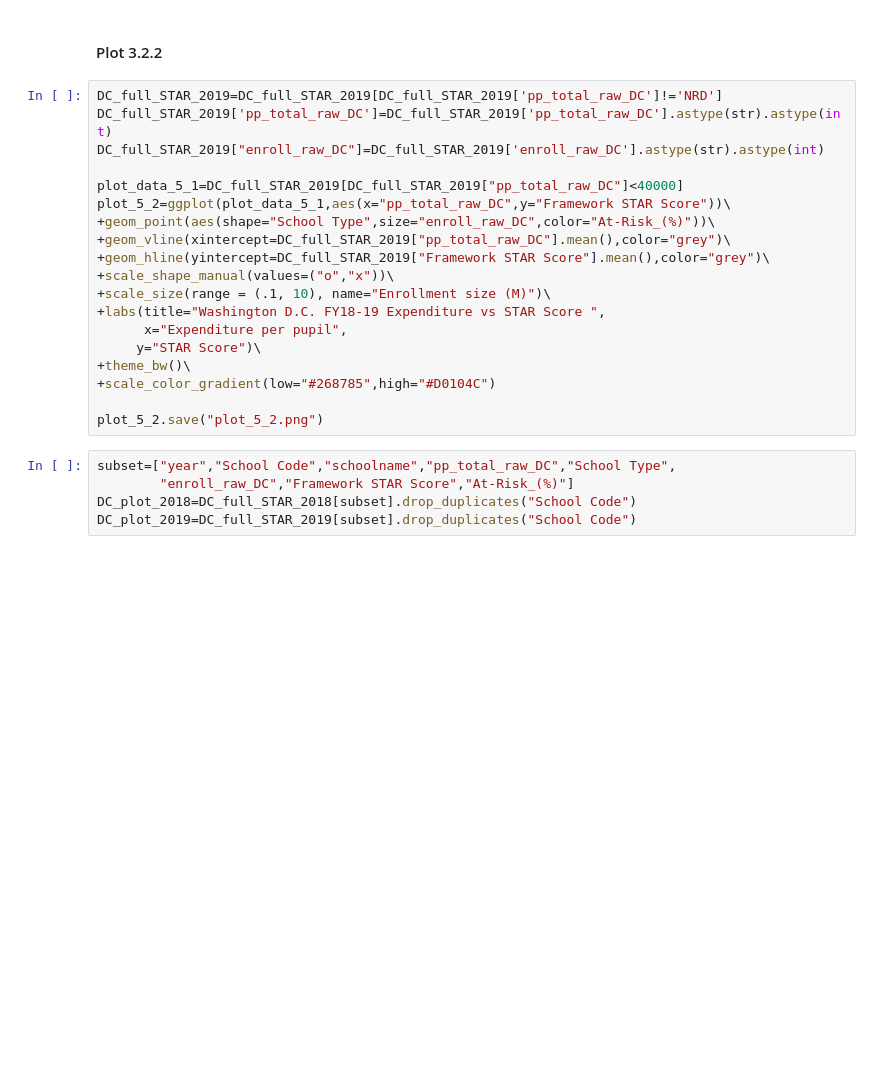
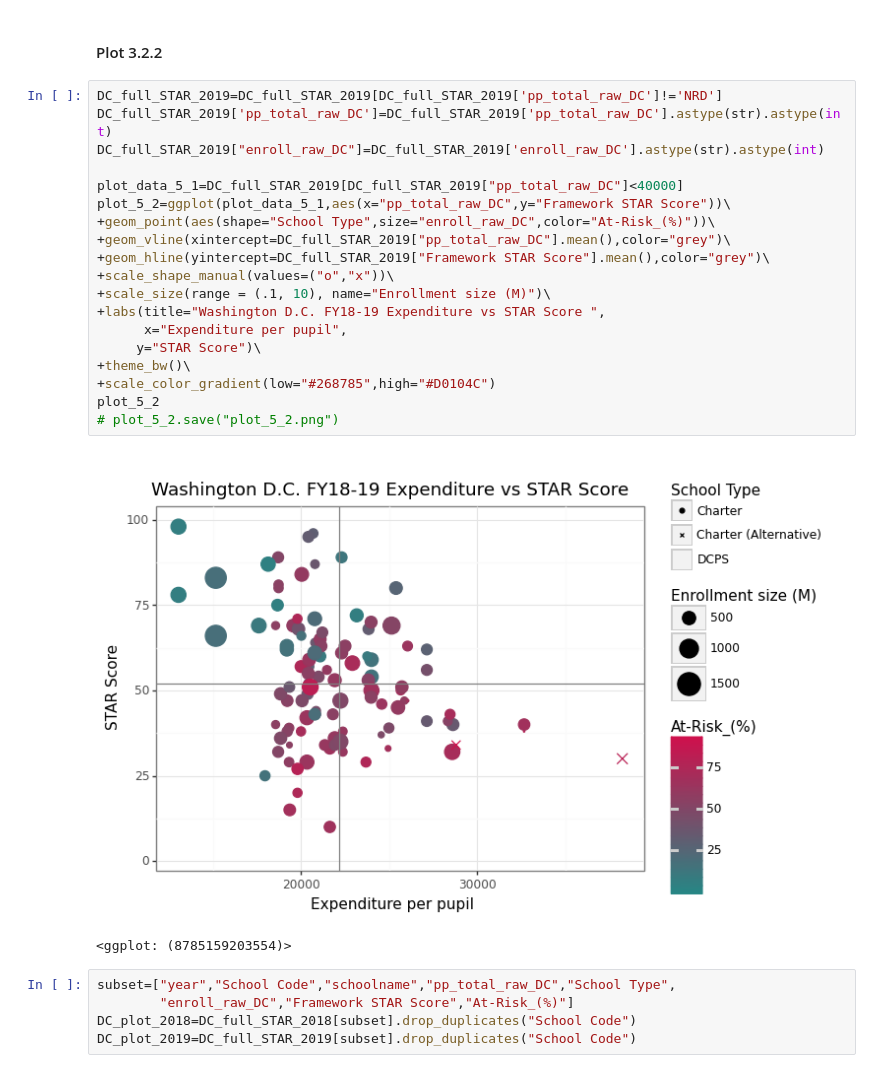
Before and after one commit to shiuanC/DC-Public-Schools-analysis, a Jupyter notebook: code/Ocean_OSSEDC_STAR_EDA.ipynb, the cells around one changed output. Cells and saved outputs as stored; diff of their text form; blank space fills up the shorter version.

```diff
--- a/code/Ocean_OSSEDC_STAR_EDA.ipynb
+++ b/code/Ocean_OSSEDC_STAR_EDA.ipynb
@@ -199,22 +262,25 @@ plot_5_1.save("plot_5_1.png")
 # %%
 DC_full_STAR_2019=DC_full_STAR_2019[DC_full_STAR_2019['pp_total_raw_DC']!='NRD']
 DC_full_STAR_2019['pp_total_raw_DC']=DC_full_STAR_2019['pp_total_raw_DC'].astype(str).astype(int)
 DC_full_STAR_2019["enroll_raw_DC"]=DC_full_STAR_2019['enroll_raw_DC'].astype(str).astype(int)
 
 plot_data_5_1=DC_full_STAR_2019[DC_full_STAR_2019["pp_total_raw_DC"]<40000]
 plot_5_2=ggplot(plot_data_5_1,aes(x="pp_total_raw_DC",y="Framework STAR Score"))\
 +geom_point(aes(shape="School Type",size="enroll_raw_DC",color="At-Risk_(%)"))\
 +geom_vline(xintercept=DC_full_STAR_2019["pp_total_raw_DC"].mean(),color="grey")\
 +geom_hline(yintercept=DC_full_STAR_2019["Framework STAR Score"].mean(),color="grey")\
 +scale_shape_manual(values=("o","x"))\
 +scale_size(range = (.1, 10), name="Enrollment size (M)")\
 +labs(title="Washington D.C. FY18-19 Expenditure vs STAR Score ",
       x="Expenditure per pupil",
      y="STAR Score")\
 +theme_bw()\
 +scale_color_gradient(low="#268785",high="#D0104C")
-
-plot_5_2.save("plot_5_2.png")
+plot_5_2
+# plot_5_2.save("plot_5_2.png")
+# %% [output]
+[figure, added]
+<ggplot: (8785159203554)>
 # %%
 subset=["year","School Code","schoolname","pp_total_raw_DC","School Type",
         "enroll_raw_DC","Framework STAR Score","At-Risk_(%)"]
```
Also changed, not shown: parts of 12 cells of this notebook, 5 other files.
